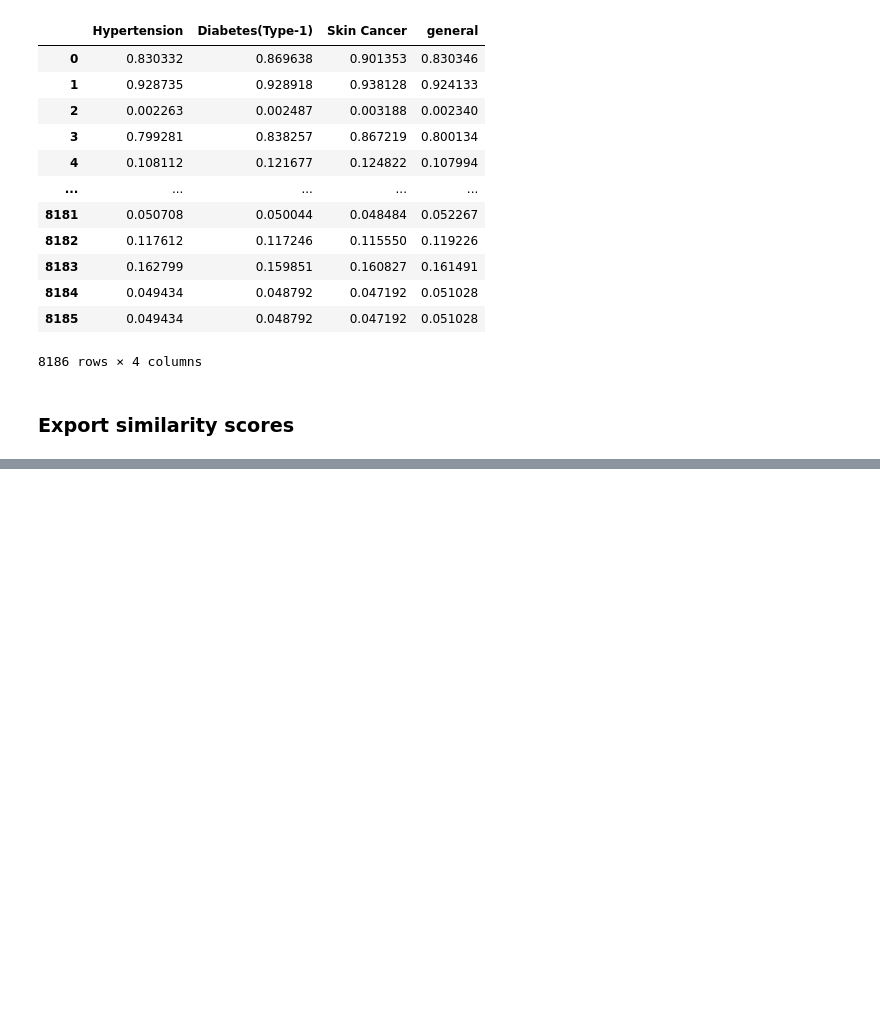
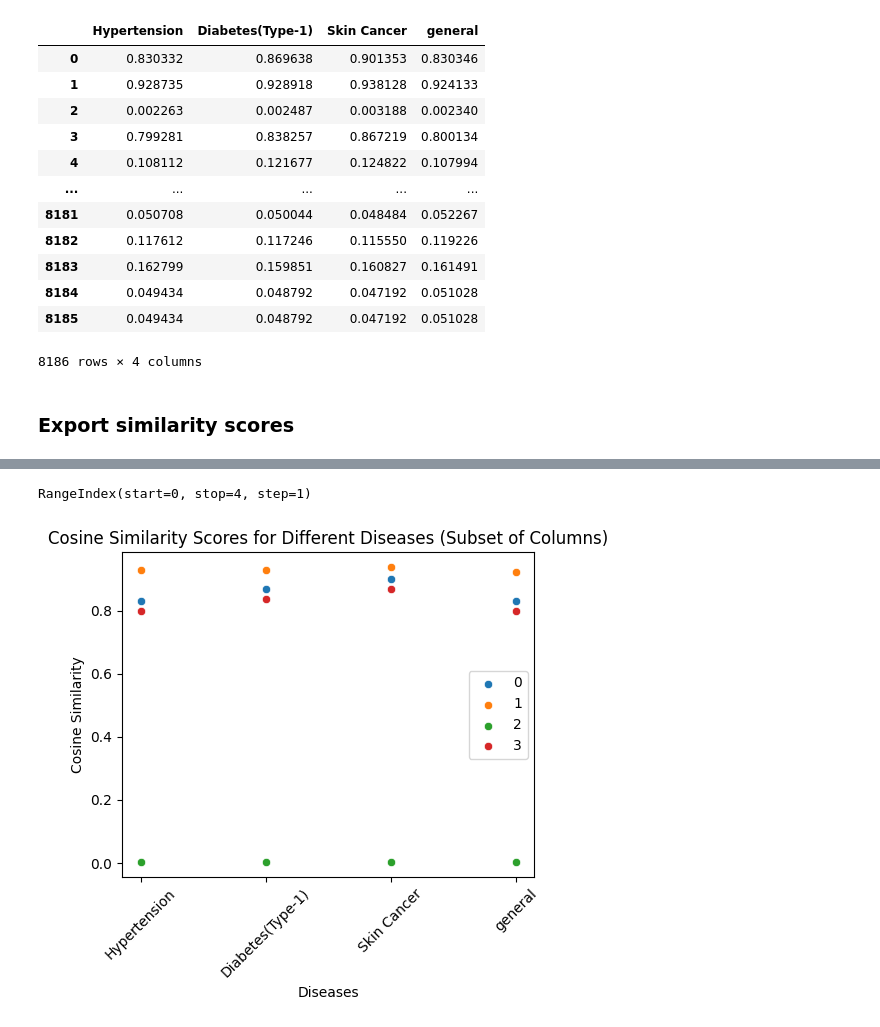
Before and after one commit to amoshshrestha/FoodrecommendationSystem, a Jupyter notebook: model/model.ipynb, the cells around one changed output, grey strips where cells are left out. Drawn from its saved outputs; the diff is of its cells as text; code cells hidden in the pictures; blank space fills up the shorter version.

Commit message:
Scatter plot for cosine similarity

```diff
--- a/model/model.ipynb
+++ b/model/model.ipynb
@@ -97,0 +105,6 @@ with open('similarity_scores.pkl', 'wb') as model_file:
+# %%
+import seaborn as sns
+import matplotlib.pyplot as plt
+
+similarity_scores_transposed_df = similarity_scores_df.transpose()
+similarity_scores_transposed_df
@@ -97,0 +118,23 @@ with open('similarity_scores.pkl', 'wb') as model_file:
+# %%
+subset_columns = similarity_scores_transposed_df.columns[:4]
+subset_columns
+# %% [output]
+RangeIndex(start=0, stop=4, step=1)
+# %%
+
+plt.figure(figsize=(5, 5))
+for disease in subset_columns:
+    sns.scatterplot(data=similarity_scores_transposed_df[subset_columns].head(10),
+                    x=similarity_scores_transposed_df.index,
+                    y=disease,
+                    label=disease)
+
+plt.xticks(rotation=45)
+plt.xlabel('Diseases')
+plt.ylabel('Cosine Similarity')
+plt.title('Cosine Similarity Scores for Different Diseases (Subset of Columns)')
+plt.legend()
+plt.tight_layout()
+plt.show()
+# %% [output]
+[figure, added]
```
Also changed, not shown: parts of 3 cells of this notebook, 1 other file.
